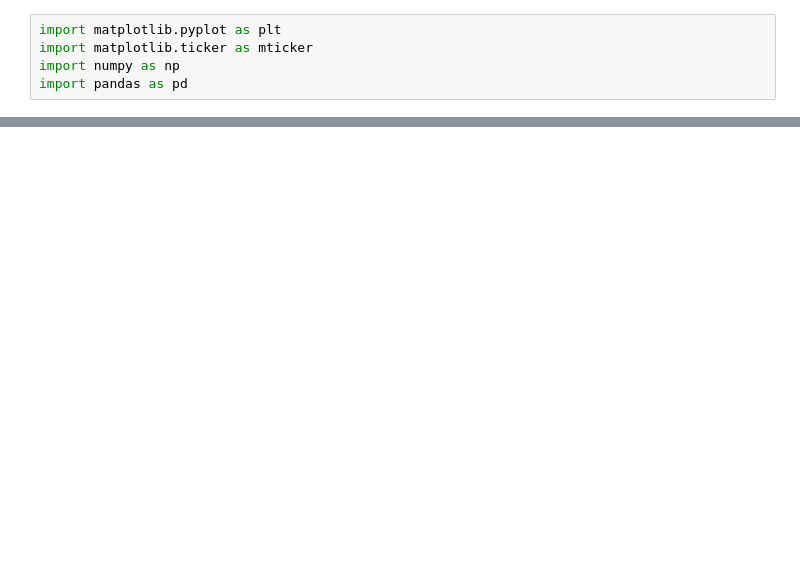
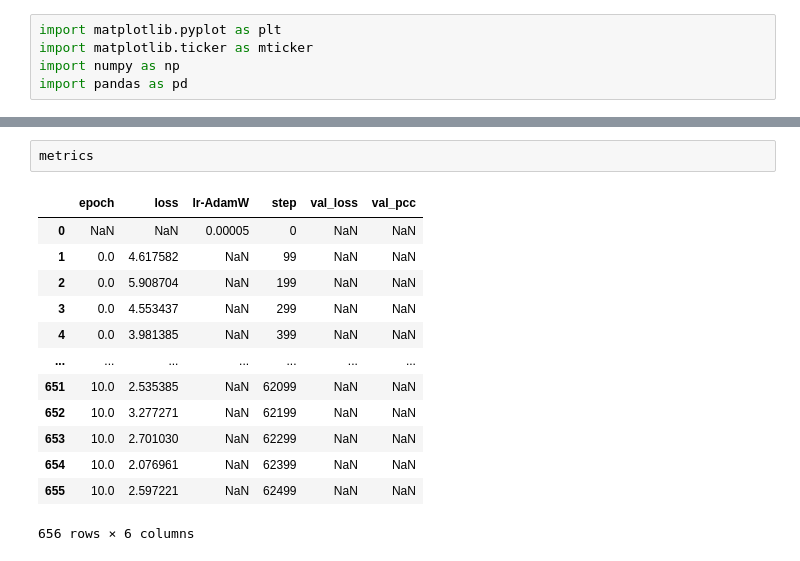
Before and after one commit to vierstralab/vinson, a Jupyter notebook: Train_Metrics.ipynb, the cells around one changed output, grey strips where cells are left out. Saved outputs shown, nothing was run; the diff lists cells and outputs as text; blank space fills up the shorter version.

```diff
--- a/Train_Metrics.ipynb
+++ b/Train_Metrics.ipynb
@@ -60,0 +92,16 @@ fig.set_size_inches(12, 5)
+# %%
+metrics
+# %% [output]
+|  | epoch | loss | lr-AdamW | step | val_loss | val_pcc |
+| 0 | NaN | NaN | 0.00005 | 0 | NaN | NaN |
+| 1 | 0.0 | 4.617582 | NaN | 99 | NaN | NaN |
+| 2 | 0.0 | 5.908704 | NaN | 199 | NaN | NaN |
+| 3 | 0.0 | 4.553437 | NaN | 299 | NaN | NaN |
+| 4 | 0.0 | 3.981385 | NaN | 399 | NaN | NaN |
+| ... | ... | ... | ... | ... | ... | ... |
+| 651 | 10.0 | 2.535385 | NaN | 62099 | NaN | NaN |
+| 652 | 10.0 | 3.277271 | NaN | 62199 | NaN | NaN |
+| 653 | 10.0 | 2.701030 | NaN | 62299 | NaN | NaN |
+| 654 | 10.0 | 2.076961 | NaN | 62399 | NaN | NaN |
+| 655 | 10.0 | 2.597221 | NaN | 62499 | NaN | NaN |
+656 rows × 6 columns
```
Also changed, not shown: parts of 3 cells of this notebook, 12 other files.
